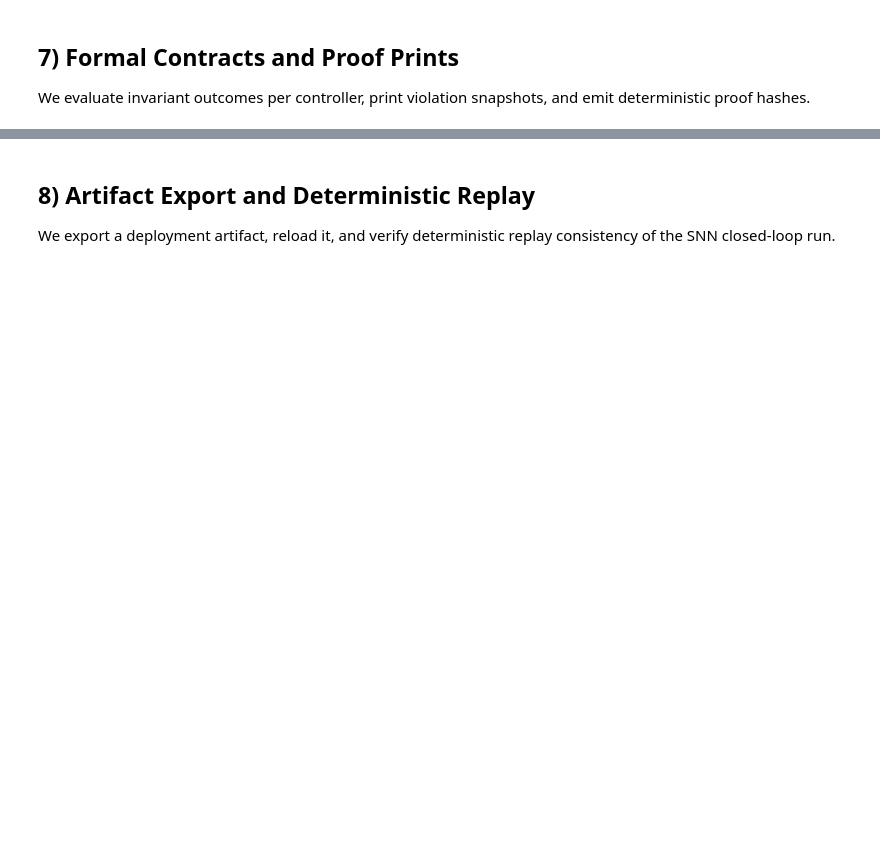
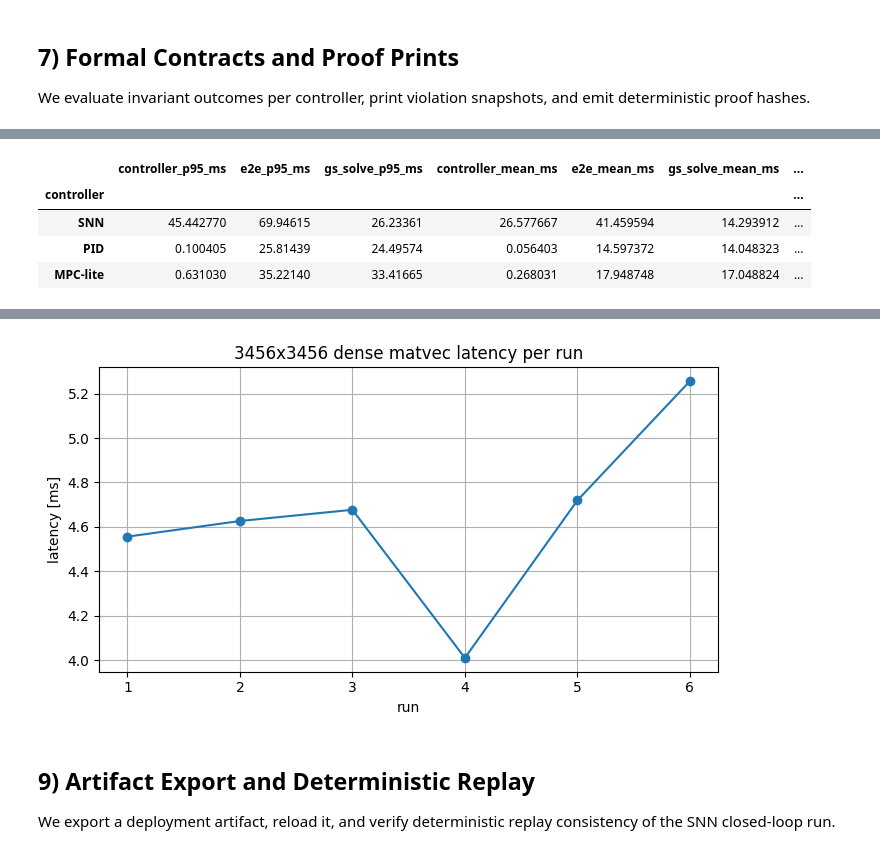
Before and after one commit to anulum/scpn-fusion-core, a Jupyter notebook: examples/neuro_symbolic_control_demo.ipynb, the cells around one changed output, grey strips where cells are left out. Saved outputs shown, nothing was run; the diff lists cells and outputs as text; code cells hidden in the pictures; blank space fills up the shorter version.

```diff
--- a/examples/neuro_symbolic_control_demo.ipynb
+++ b/examples/neuro_symbolic_control_demo.ipynb
@@ -702,7 +1116,7 @@ for axis, key in [("n_e", "rmse_ne"), ("I_p", "rmse_ip"), ("beta_N", "rmse_beta"
 We evaluate invariant outcomes per controller, print violation snapshots, and emit deterministic proof hashes.
 # %%
 proof_rows = []
-for name in ["SNN", "PID", "MPC"]:
+for name in ["SNN", "PID", "MPC-lite"]:
     r = results[name]
     m = r["metrics"]
     proof_payload = {
@@ -736,0 +1184,69 @@ if HAS_PANDAS:
+# %%
+cost_rows = []
+for name in ["SNN", "PID", "MPC-lite"]:
+    m = results[name]["metrics"]
+    gs_frac = 100.0 * m["gs_solve_mean_ms"] / max(m["latency_e2e_mean_ms"], 1e-9)
+    cost_rows.append(
+        {
+            "controller": name,
+            "controller_p95_ms": m["latency_p95_ms"],
+            "e2e_p95_ms": m["latency_e2e_p95_ms"],
+            "gs_solve_p95_ms": m["gs_solve_p95_ms"],
+            "controller_mean_ms": m["latency_mean_ms"],
+            "e2e_mean_ms": m["latency_e2e_mean_ms"],
+            "gs_solve_mean_ms": m["gs_solve_mean_ms"],
+            "gs_share_pct": gs_frac,
+        }
+    )
+
+if HAS_PANDAS:
+    df_cost = pd.DataFrame(cost_rows).set_index("controller")
+    display(df_cost)
+else:
+    print(cost_rows)
+
+print("Deployment note: end-to-end loop is dominated by GS equilibrium solve; use neural surrogate for real-time control tick rates.")
+
+# Dense scaling benchmark at 3456x3456 (matrix-vector inference proxy)
+SCALE_N = 3456
+SCALE_RUNS = 6
+rng_scale = np.random.default_rng(SEED + 123)
+A = rng_scale.standard_normal((SCALE_N, SCALE_N), dtype=np.float32)
+x = rng_scale.standard_normal(SCALE_N, dtype=np.float32)
+
+_ = A @ x  # warmup
+scale_ms = []
+for _ in range(SCALE_RUNS):
+    t0 = time.perf_counter()
+    y = A @ x
+    scale_ms.append((time.perf_counter() - t0) * 1e3)
+
+scale_metrics = {
+    "shape": [SCALE_N, SCALE_N],
+    "runs": SCALE_RUNS,
+    "mean_ms": float(np.mean(scale_ms)),
+    "p95_ms": float(np.percentile(scale_ms, 95)),
+    "min_ms": float(np.min(scale_ms)),
+    "max_ms": float(np.max(scale_ms)),
+    "y_l2": float(np.linalg.norm(y)),
+}
+
+print("GOLDEN_BASE_SCALE_JSON_START")
+print(json.dumps(scale_metrics, indent=2, sort_keys=True))
+print("GOLDEN_BASE_SCALE_JSON_END")
+
+if HAS_MPL:
+    plt.figure(figsize=(7, 4))
+    plt.plot(np.arange(1, SCALE_RUNS + 1), scale_ms, marker="o")
+    plt.title("3456x3456 dense matvec latency per run")
+    plt.xlabel("run")
+    plt.ylabel("latency [ms]")
+    plt.grid(True)
+    plt.tight_layout()
+    plt.show()
+# %% [output]
+|  | controller_p95_ms | e2e_p95_ms | gs_solve_p95_ms | controller_mean_ms | e2e_mean_ms | gs_solve_mean_ms | ... |
+| controller |  |  |  |  |  |  | ... |
+| SNN | 45.442770 | 69.94615 | 26.23361 | 26.577667 | 41.459594 | 14.293912 | ... |
+| PID | 0.100405 | 25.81439 | 24.49574 | 0.056403 | 14.597372 | 14.048323 | ... |
+| MPC-lite | 0.631030 | 35.22140 | 33.41665 | 0.268031 | 17.948748 | 17.048824 | ... |
@@ -737,5 +1268,6 @@ if HAS_PANDAS:
+[figure, added]
 # %% [markdown]
-## 8) Artifact Export and Deterministic Replay
+## 9) Artifact Export and Deterministic Replay
 
 We export a deployment artifact, reload it, and verify deterministic replay consistency of the SNN closed-loop run.
 # %%
```
Also changed, not shown: parts of 22 cells of this notebook, 5 other files.
